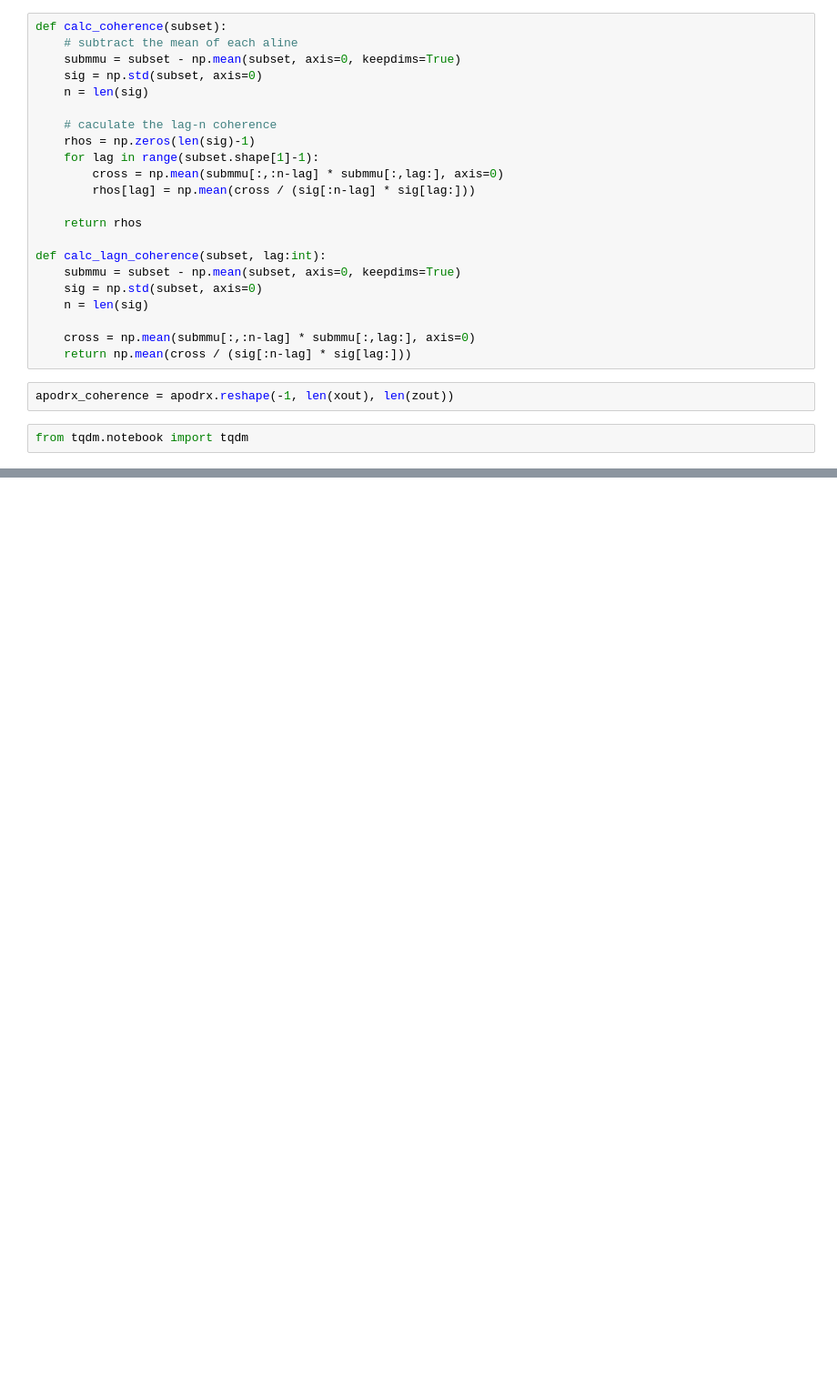
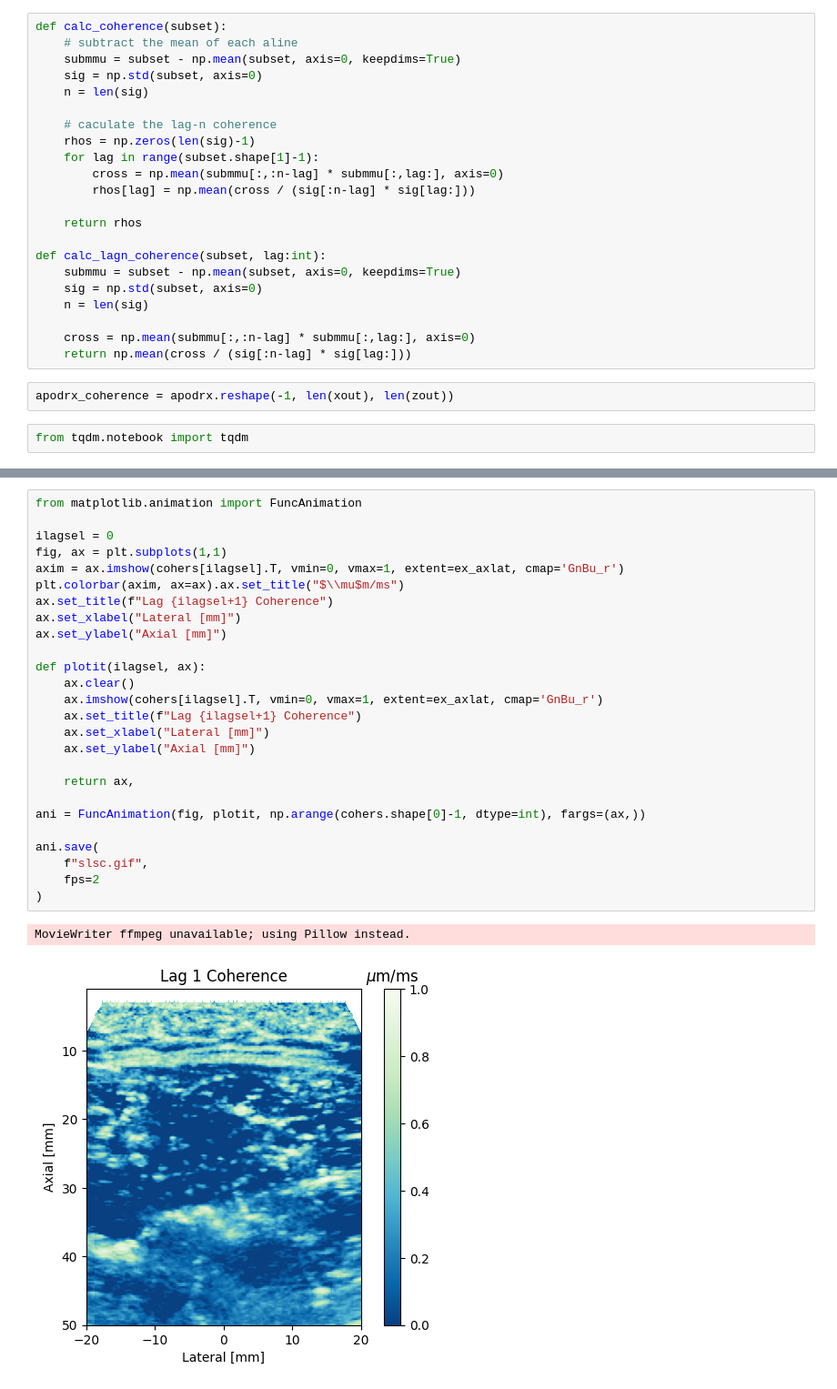
Before and after one commit to wewightman/pycbf, a Jupyter notebook: examples/develop_coherence_beamforming.ipynb, the cells around one changed output, grey strips where cells are left out. Shown at 91% size. Saved outputs shown, nothing was run; the diff lists cells and outputs as text; blank space fills up the shorter version.

```diff
--- a/examples/develop_coherence_beamforming.ipynb
+++ b/examples/develop_coherence_beamforming.ipynb
@@ -464,0 +187,29 @@ plt.show()
+# %%
+from matplotlib.animation import FuncAnimation
+
+ilagsel = 0
+fig, ax = plt.subplots(1,1)
+axim = ax.imshow(cohers[ilagsel].T, vmin=0, vmax=1, extent=ex_axlat, cmap='GnBu_r')
+plt.colorbar(axim, ax=ax).ax.set_title("$\\mu$m/ms")
+ax.set_title(f"Lag {ilagsel+1} Coherence")
+ax.set_xlabel("Lateral [mm]")
+ax.set_ylabel("Axial [mm]")
+
+def plotit(ilagsel, ax):
+    ax.clear()
+    ax.imshow(cohers[ilagsel].T, vmin=0, vmax=1, extent=ex_axlat, cmap='GnBu_r')
+    ax.set_title(f"Lag {ilagsel+1} Coherence")
+    ax.set_xlabel("Lateral [mm]")
+    ax.set_ylabel("Axial [mm]")
+
+    return ax,
+
+ani = FuncAnimation(fig, plotit, np.arange(cohers.shape[0]-1, dtype=int), fargs=(ax,))
+
+ani.save(
+    f"slsc.gif",
+    fps=2
+)
+# %% [output]
+MovieWriter ffmpeg unavailable; using Pillow instead.
+[figure, added]
```
Also changed, not shown: parts of 15 cells of this notebook, 5 other files.
